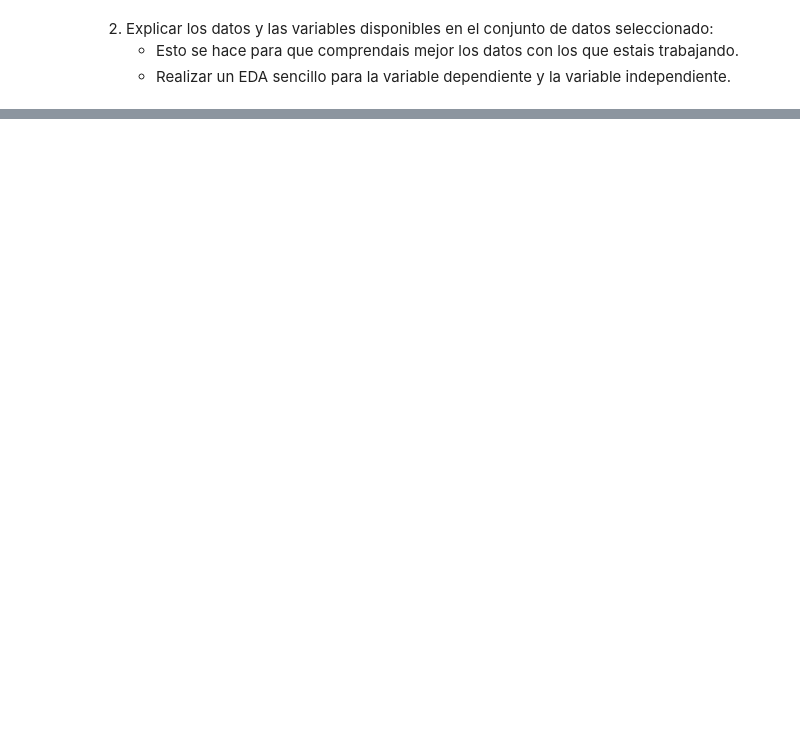
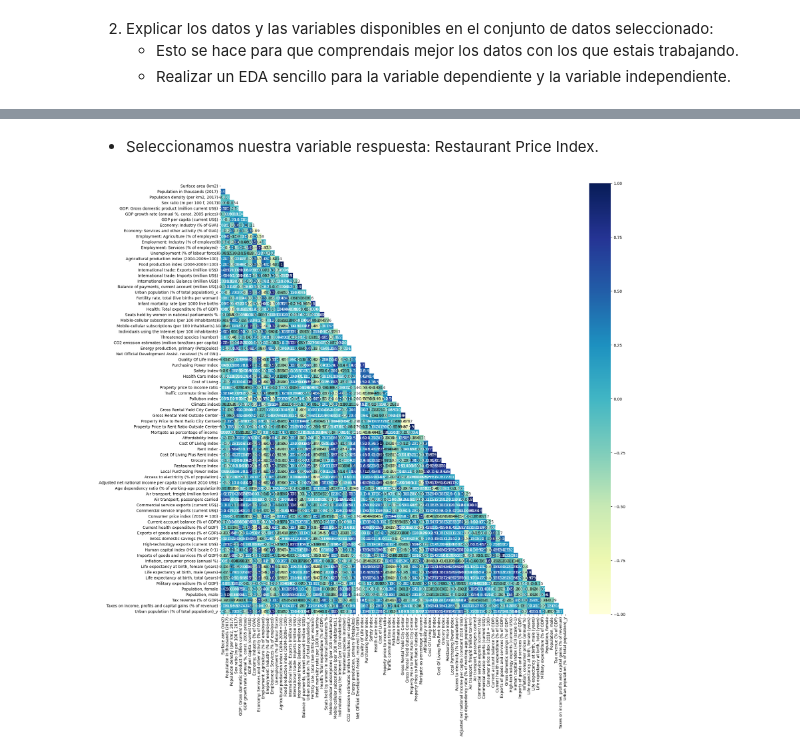
Before and after one commit to Adalab/promo-d-da-modulo3-sprint1-laura-maitane, a Jupyter notebook: regresion-lineal/reg-lin-1-machine-learning-intro.ipynb, the cells around one changed output, grey strips where cells are left out. Drawn from its saved outputs; the diff is of its cells as text; code cells hidden in the pictures; blank space fills up the shorter version.

```diff
--- a/regresion-lineal/reg-lin-1-machine-learning-intro.ipynb
+++ b/regresion-lineal/reg-lin-1-machine-learning-intro.ipynb
@@ -1,6 +1,13 @@
 # %% [markdown]
 # Pair Programming Intro Machine Learning
 ---
+# %%
+import pandas as pd
+import numpy as np
+import matplotlib.pyplot as plt
+import seaborn as sns
+plt.rcParams["figure.figsize"] = (20,20)
+pd.options.display.max_columns = None
 # %% [markdown]
 Empezamos una nueva lección, y este es el momento de poner en práctica los conocimientos adquiridos sobre la Regresión Lineal Simple I. Para ello os vamos a pedir que por vuestra cuenta busqueis un dataset que os guste, por ejemplo de Kaggle o de donde queráis extraerlo. De forma que vamos a probar a realizar ajustes lineales con el fin de predecir alguna de sus variables. Este dataset será el que iremos usando a lo largo de todas las sesiones de pairprogramming de regresión lineal.
 
@@ -13,3 +20,6 @@ Los objetivos de hoy son:
 1. Buscar un conjunto de datos a analizar:
 
     - Es necesario que el conjunto de datos a analizar tenga variables numéricas y categóricas, primando que haya más de una variable de tipo numérico. Ya que tambien se utilizarán serán útiles a la hora de realizar predicciones en las clases de regresión lineal múltiple. Así mismo se recomienda que los datasets esten ligeramente limpios para facilitar los análisis.
+# %%
+df = pd.read_csv("../datos/soci_econ_country_profiles.csv", index_col = 0)
+df.head(2)
@@ -19,0 +194,2 @@ Los objetivos de hoy son:
+# %% [markdown]
+- Seleccionamos nuestra variable respuesta: Restaurant Price Index.
@@ -19,0 +238,3 @@ Los objetivos de hoy son:
+# %%
+df_country_num = df.select_dtypes(include=np.number)
+df_country_num.sample()
@@ -19,0 +243,12 @@ Los objetivos de hoy son:
+# %%
+# sacamos el heatmap
+mask = np.triu(np.ones_like(df_country_num.corr(), dtype = np.bool_))
+
+sns.heatmap(df_country_num.corr(),
+           cmap = "YlGnBu",
+            mask = mask,
+           annot = True,
+           vmin= -1,
+           vmax= 1);
+# %% [output]
+[figure, added]
```
Also changed, not shown: parts of 5 cells of this notebook.
